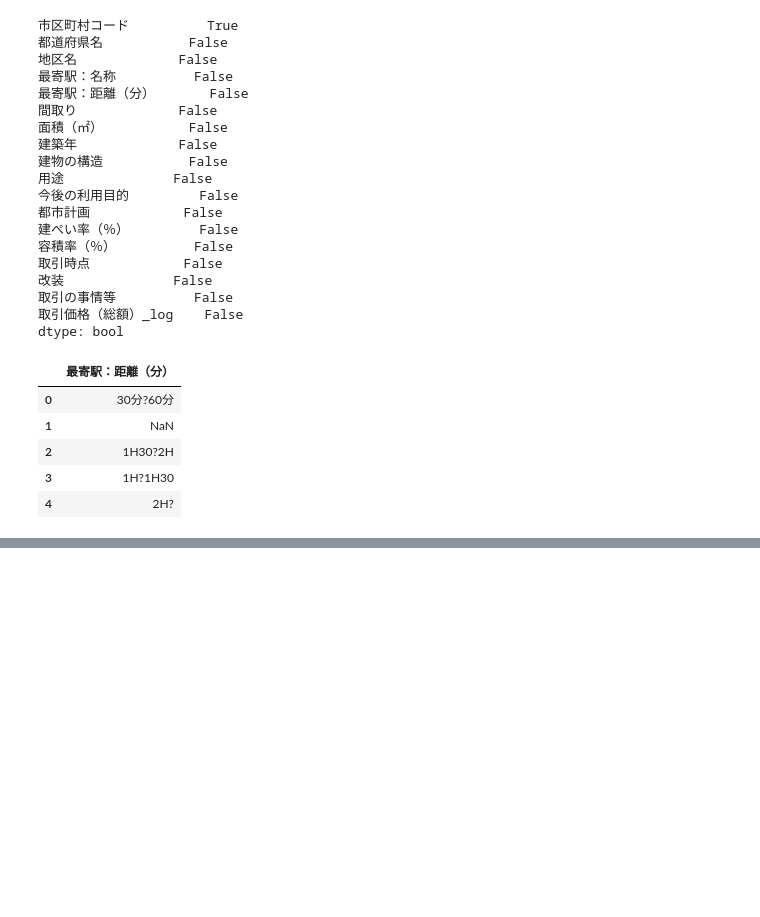
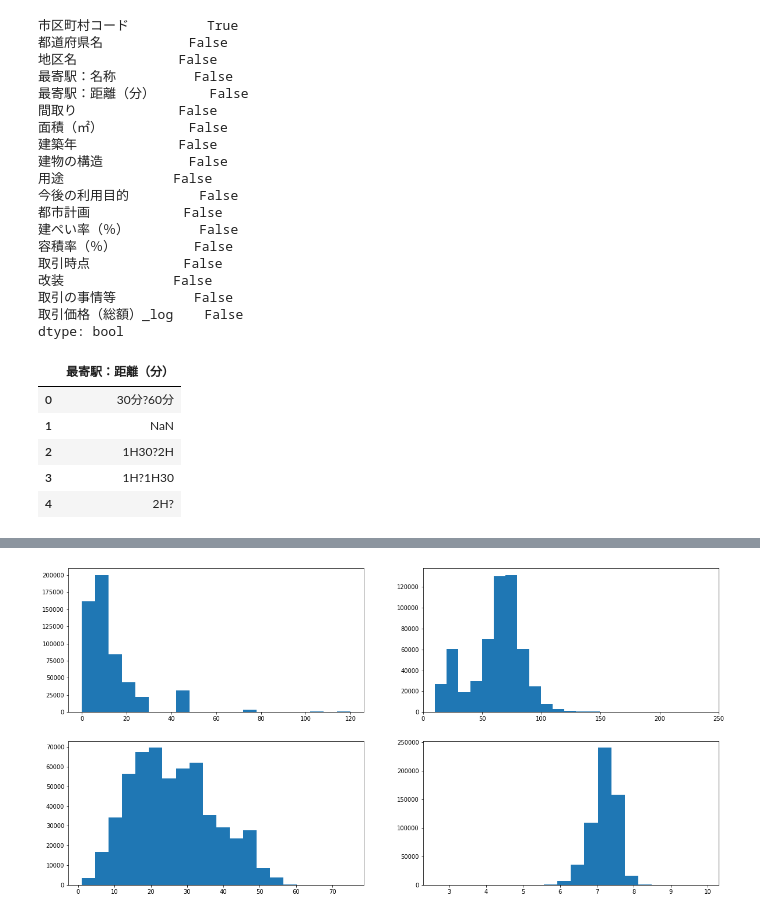
Before and after one commit to KJR020/Nishika_tutorial, a Jupyter notebook: Nishika_tutorial.ipynb, the cells around one changed output, grey strips where cells are left out. Drawn from its saved outputs; the diff is of its cells as text; code cells hidden in the pictures; blank space fills up the shorter version.

```diff
--- a/Nishika_tutorial.ipynb
+++ b/Nishika_tutorial.ipynb
@@ -235,3 +299,3 @@ df['面積（㎡）'].value_counts()
 Name: 面積（㎡）, dtype: int64
 # %%
-df = df['面積（㎡）'].replace("2000㎡以上",2000).astype(float)
+df['面積（㎡）'] = df['面積（㎡）'].replace("2000㎡以上",2000).astype(float)
@@ -238 +328,15 @@ df = df['面積（㎡）'].replace("2000㎡以上",2000).astype(float)
+# %%
+y_list = {}
+for i in df["建築年"].value_counts().keys():
+    if "平成" in i:
+      num = float(i.split("平成")[1].split("年")[0])
+      year = 33 - num
+    if "令和" in i:
+      num = float(i.split("令和")[1].split("年")[0])
+      year = 3 - num
+    if "昭和" in i:
+      num = float(i.split("昭和")[1].split("年")[0])
+      year = 96 - num
+    y_list[i] = year
+df['建築年'] = df['建築年'].replace(y_list)
 # %%
@@ -253,0 +368,21 @@ Name: 面積（㎡）, Length: 568575, dtype: float64
+# %%
+year = {
+    "年第１四半期":"0.25",
+    "年第２四半期":"0.50",
+    "年第３四半期":"0.75",
+    "年第４四半期":"0.99"
+}
+#year_list = {}
+#for i in df['取引時点'].value_counts().keys():
+#    for k, j in year.items():
+#        if k in i:
+#          year_rep = i.replace(k,j)
+#    year_list[i] = year_rep
+#year_list
+year_list = {}
+for i in df["取引時点"].value_counts().keys():
+    for k, j in year.items():
+        if k in i:
+            year_rep = i.replace(k,j)
+    year_list[i] = year_rep
+df["取引時点"] = df["取引時点"].replace(year_list).astype(float)
@@ -253,0 +404,10 @@ Name: 面積（㎡）, Length: 568575, dtype: float64
+# %%
+fig, axes = plt.subplots(2,2,figsize=(20,10))
+axes[0][0].hist(df['最寄駅：距離（分）'],bins=20)
+axes[0][1].hist(df['面積（㎡）'],bins=200)
+axes[0][1].set_xlim(0,250)
+axes[1][0].hist(df['建築年'],bins=20)
+axes[1][1].hist(df['取引価格（総額）_log'],bins=20)
+plt.show()
+# %% [output]
+[figure, added]
```
Also changed, not shown: parts of 16 cells of this notebook.
